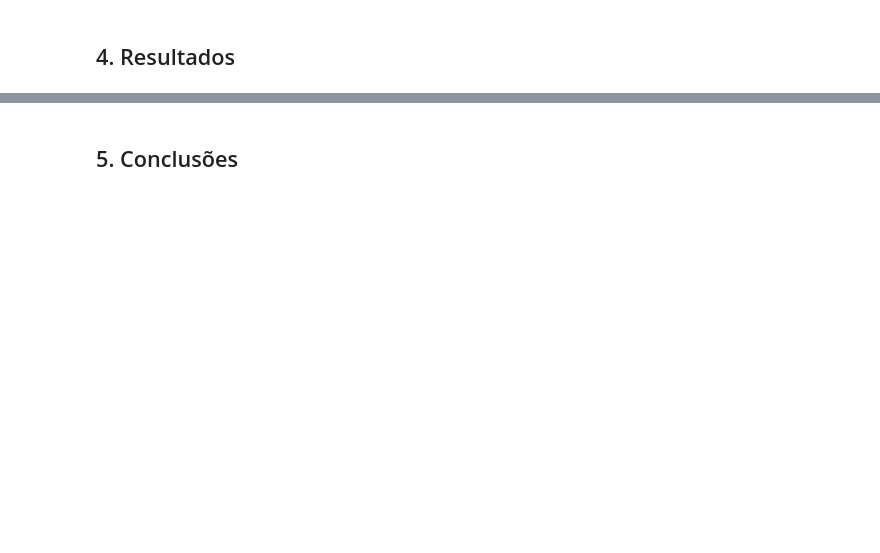
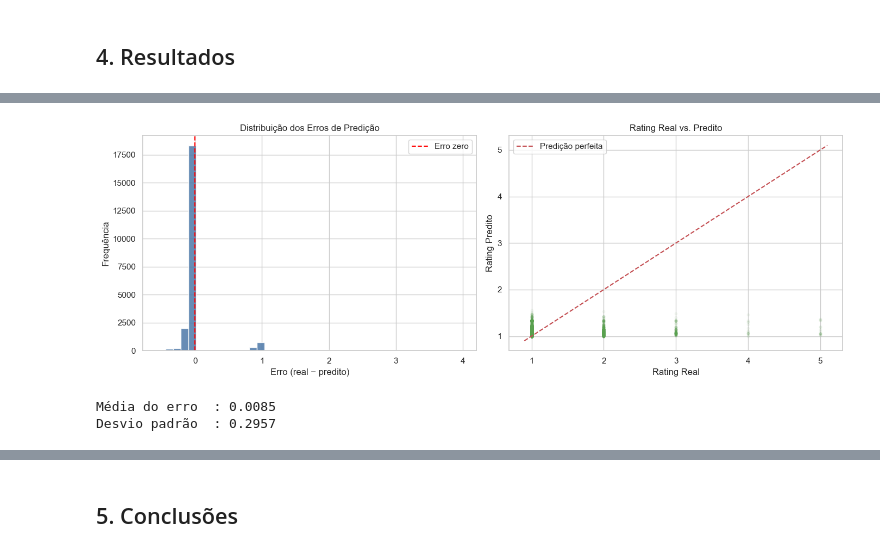
Before and after one commit to Kdu07/recomendashow, a Jupyter notebook: src/aad/03_svd.ipynb, the cells around one changed output, grey strips where cells are left out. Saved outputs shown, nothing was run; the diff lists cells and outputs as text; code cells hidden in the pictures; blank space fills up the shorter version.

Commit message:
feat: modelo Funk SVD #101

```diff
--- a/src/aad/03_svd.ipynb
+++ b/src/aad/03_svd.ipynb
@@ -14,0 +466,19 @@
+# %%
+modelo_avaliacao = SVD(
+    n_factors=best_params["n_factors"],
+    lr_all=best_params["lr_all"],
+    reg_all=best_params["reg_all"],
+    n_epochs=50,
+    random_state=42,
+    verbose=False,
+)
+modelo_avaliacao.fit(trainset)
+
+predicoes = modelo_avaliacao.test(testset)
+
+rmse_val = accuracy.rmse(predicoes, verbose=False)
+mae_val  = accuracy.mae(predicoes, verbose=False)
+
+print("=== Métricas no Conjunto de Teste (20%) ===")
+print(f"RMSE : {rmse_val:.4f}")
+print(f"MAE  : {mae_val:.4f}")
@@ -14,0 +506,31 @@
+# %%
+erros = [pred.r_ui - pred.est for pred in predicoes]
+
+fig, axes = plt.subplots(1, 2, figsize=(14, 5))
+
+axes[0].hist(erros, bins=40, color="#4C78A8", edgecolor="white", alpha=0.85)
+axes[0].axvline(0, color="red", linestyle="--", linewidth=1.5, label="Erro zero")
+axes[0].set_title("Distribuição dos Erros de Predição")
+axes[0].set_xlabel("Erro (real − predito)")
+axes[0].set_ylabel("Frequência")
+axes[0].legend()
+
+reais    = [pred.r_ui for pred in predicoes]
+preditos = [pred.est  for pred in predicoes]
+axes[1].scatter(reais, preditos, alpha=0.05, s=10, color="#59A14F")
+lim = (min(min(reais), min(preditos)) - 0.1, max(max(reais), max(preditos)) + 0.1)
+axes[1].plot(lim, lim, "r--", linewidth=1.5, label="Predição perfeita")
+axes[1].set_title("Rating Real vs. Predito")
+axes[1].set_xlabel("Rating Real")
+axes[1].set_ylabel("Rating Predito")
+axes[1].legend()
+
+plt.tight_layout()
+plt.show()
+
+print(f"Média do erro  : {np.mean(erros):.4f}")
+print(f"Desvio padrão  : {np.std(erros):.4f}")
+# %% [output]
+[figure, added]
+Média do erro  : 0.0085
+Desvio padrão  : 0.2957
```
Also changed, not shown: parts of 33 cells of this notebook, 6 other files.
